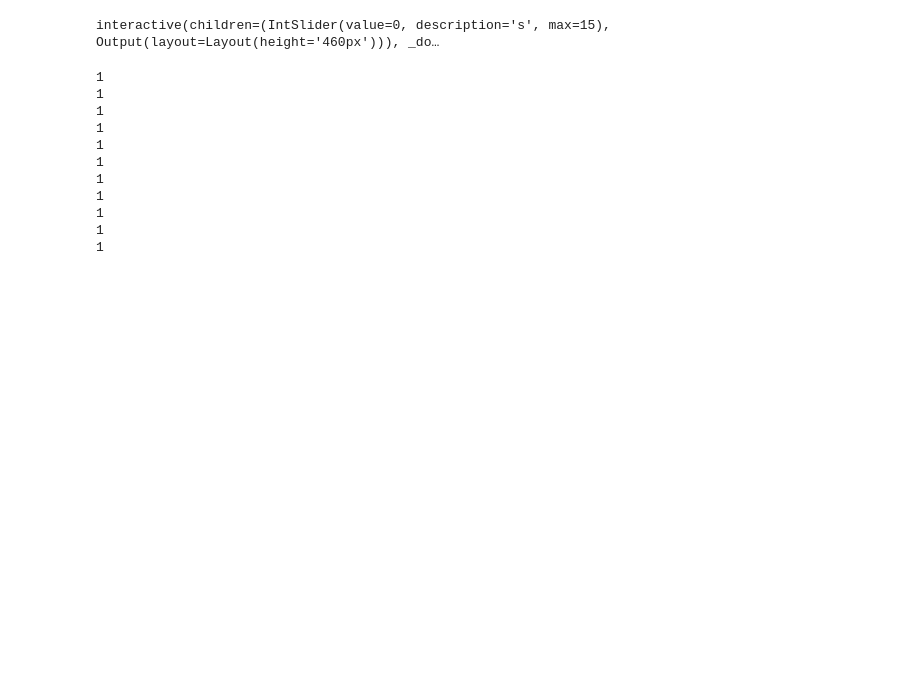
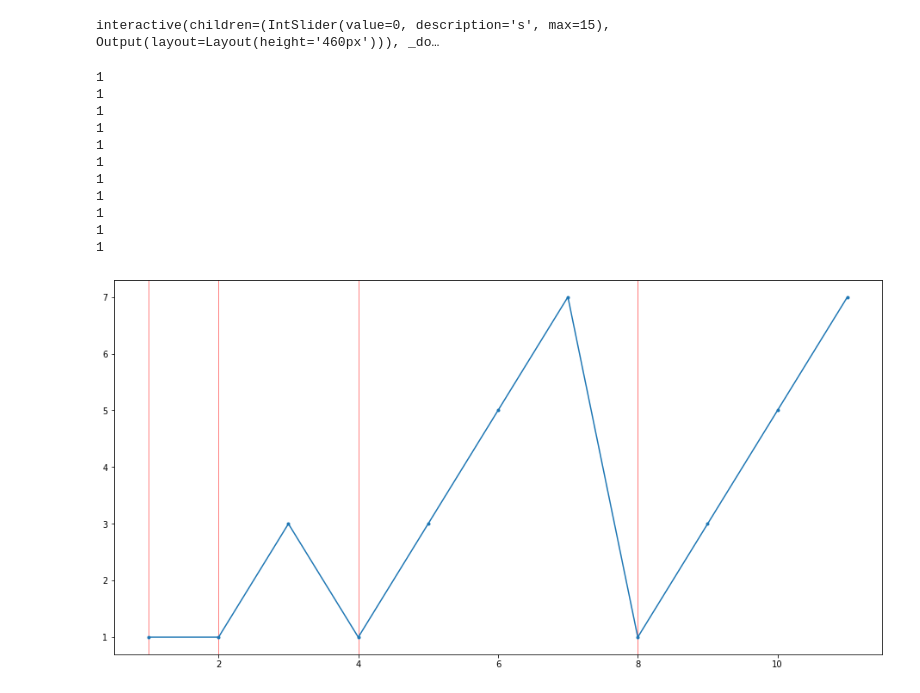
Before and after one commit to mapio/programmazione-e-metodo-scientifico, a Jupyter notebook: index.ipynb, the cells around one changed output. Saved outputs shown, nothing was run; the diff lists cells and outputs as text; code cells hidden in the pictures; blank space fills up the shorter version.

```diff
--- a/index.ipynb
+++ b/index.ipynb
@@ -1,8 +1,11 @@
 # %%
+%matplotlib inline
+
 from math import sin
 import graphviz
 from ipywidgets import interactive
 from IPython.display import Image
+import matplotlib.pylab as plt
 
 soldati = lambda n: list(range(1, n + 1))
 
@@ -38,6 +41,16 @@ def giuseppe(N, size = 400):
     iw.children[-1].layout.height = f'{size + 60}px'
 
     return iw
+
+def disegna(N):
+    x = soldati(N)
+    y = [sopravvissuto(n) for n in x]
+    plt.subplots(figsize=(16, 8))
+    i = 1
+    while i <= x[-1]:
+        plt.axvline(i, color = 'r', lw = .5)
+        i *= 2
+    plt.plot(x,y, '.-')
 # %%
 DEBUG = False
 
@@ -372,3 +385,7 @@ while N <= 1024:
 1
 1
 1
+# %%
+disegna(11)
+# %% [output]
+[figure, added]
```
Also changed, not shown: parts of 7 cells of this notebook, 3 other files.
